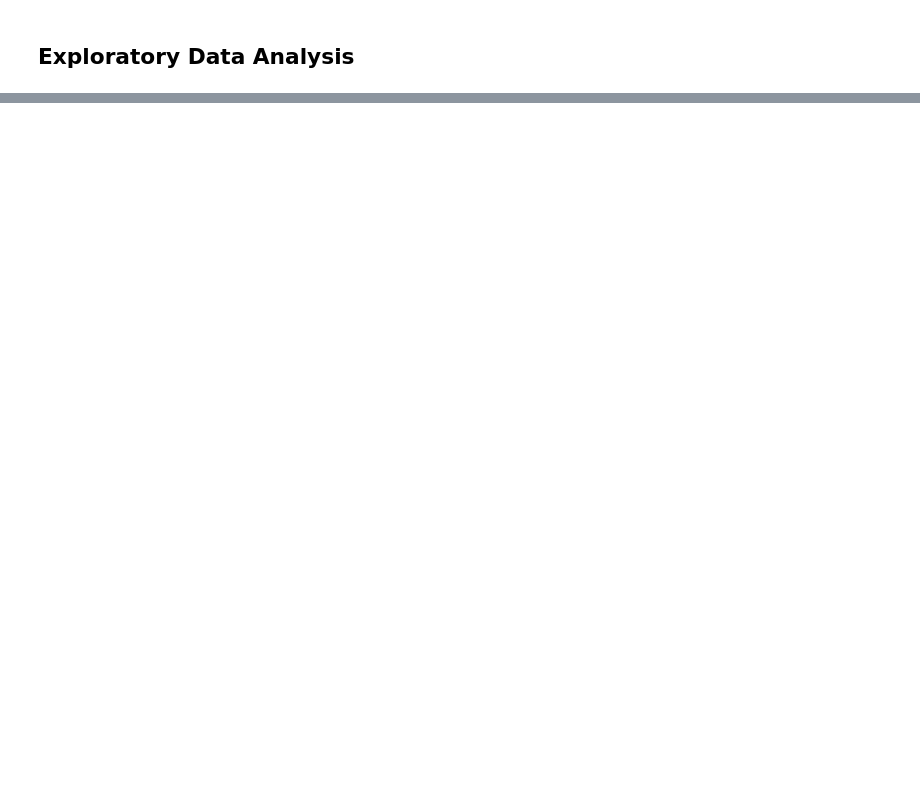
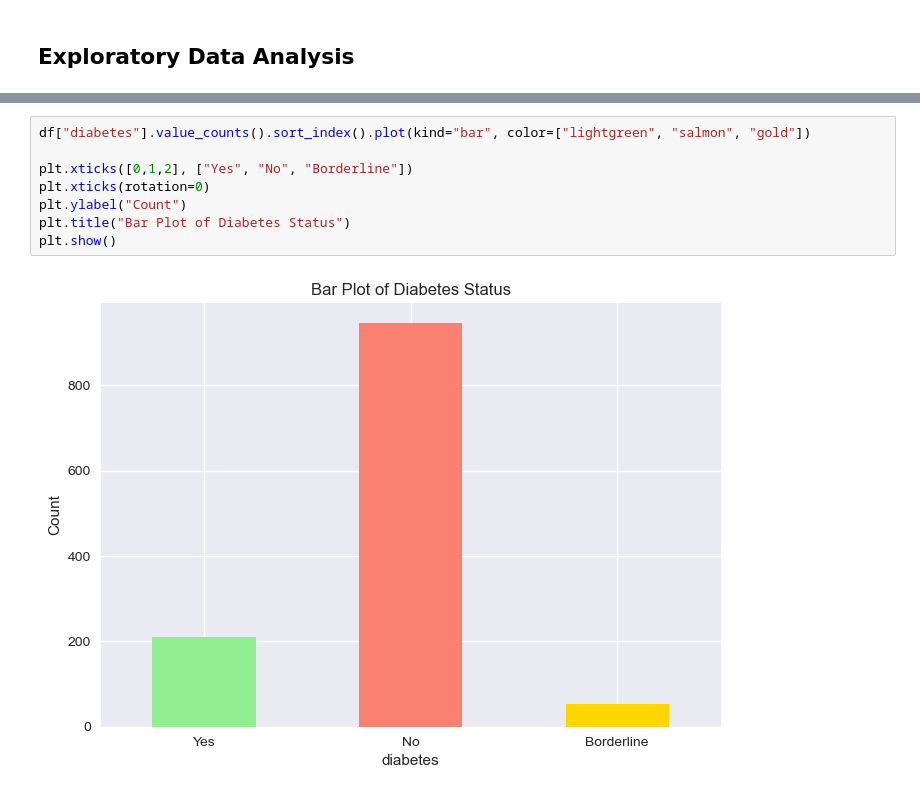
Before and after one commit to ryansoh-42/interpretable-ML-T2DM, a Jupyter notebook: notebooks/02_eda.ipynb, the cells around one changed output, grey strips where cells are left out. Saved outputs shown, nothing was run; the diff lists cells and outputs as text; blank space fills up the shorter version.

```diff
--- a/notebooks/02_eda.ipynb
+++ b/notebooks/02_eda.ipynb
@@ -85,0 +108,10 @@ plt.show()
+# %%
+df["diabetes"].value_counts().sort_index().plot(kind="bar", color=["lightgreen", "salmon", "gold"])
+
+plt.xticks([0,1,2], ["Yes", "No", "Borderline"])
+plt.xticks(rotation=0)
+plt.ylabel("Count")
+plt.title("Bar Plot of Diabetes Status")
+plt.show()
+# %% [output]
+[figure, added]
```
Also changed, not shown: parts of 10 cells of this notebook, 3 other files.
